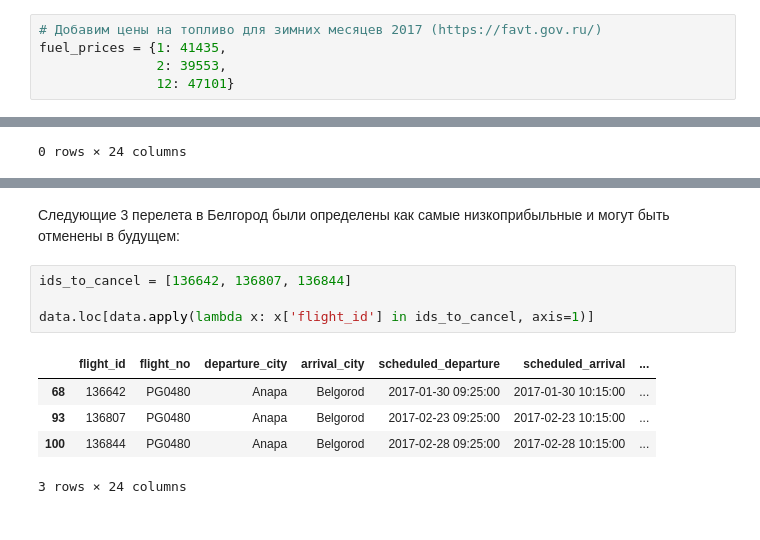
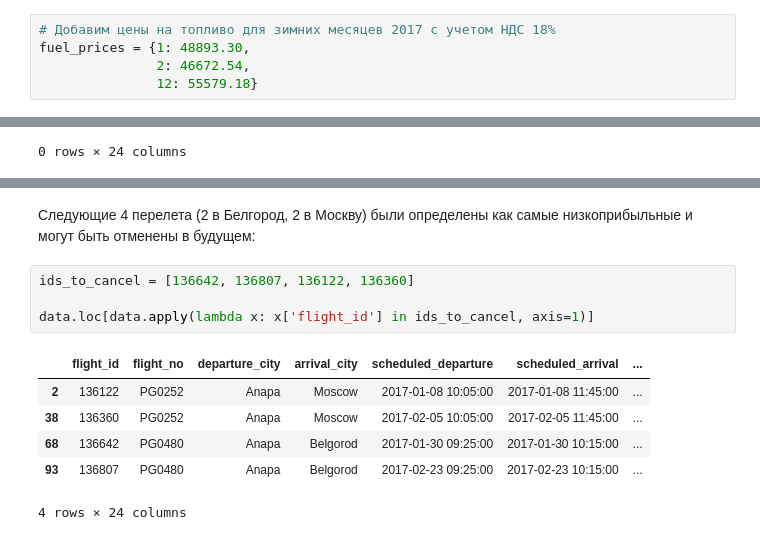
Before and after one commit to OtlichnoBy/General, a Jupyter notebook: module_4/EDA_flights.ipynb, the cells around one changed output, grey strips where cells are left out. Saved outputs shown, nothing was run; the diff lists cells and outputs as text.

```diff
--- a/module_4/EDA_flights.ipynb
+++ b/module_4/EDA_flights.ipynb
@@ -139,10 +139,10 @@ fuel_cons = {'Boeing 737-300': 2.4,
 data['used_fuel'] = data.apply(
     lambda row: fuel_cons[row['model']] / 60 * row['flight_minutes'], axis=1)
 # %%
-# Добавим цены на топливо для зимних месяцев 2017 (https://favt.gov.ru/)
-fuel_prices = {1: 41435,
-               2: 39553,
-               12: 47101}
+# Добавим цены на топливо для зимних месяцев 2017 с учетом НДС 18%
+fuel_prices = {1: 48893.30,
+               2: 46672.54,
+               12: 55579.18}
 # %%
 # Теперь можем посчитать расходы на топливо по каждому рейсу
 data['fuel_cost'] = data.apply(lambda row: round(
@@ -298,12 +342,13 @@ data[(data['arrival_city'] == 'Moscow') & (
 # %% [markdown]
-Следующие 3 перелета в Белгород были определены как самые низкоприбыльные и могут быть отменены в будущем:
+Следующие 4 перелета (2 в Белгород, 2 в Москву) были определены как самые низкоприбыльные и могут быть отменены в будущем:
 # %%
-ids_to_cancel = [136642, 136807, 136844]
+ids_to_cancel = [136642, 136807, 136122, 136360]
 
 data.loc[data.apply(lambda x: x['flight_id'] in ids_to_cancel, axis=1)]
 # %% [output]
 |  | flight_id | flight_no | departure_city | arrival_city | scheduled_departure | scheduled_arrival | ... |
+| 2 | 136122 | PG0252 | Anapa | Moscow | 2017-01-08 10:05:00 | 2017-01-08 11:45:00 | ... |
+| 38 | 136360 | PG0252 | Anapa | Moscow | 2017-02-05 10:05:00 | 2017-02-05 11:45:00 | ... |
 | 68 | 136642 | PG0480 | Anapa | Belgorod | 2017-01-30 09:25:00 | 2017-01-30 10:15:00 | ... |
 | 93 | 136807 | PG0480 | Anapa | Belgorod | 2017-02-23 09:25:00 | 2017-02-23 10:15:00 | ... |
-| 100 | 136844 | PG0480 | Anapa | Belgorod | 2017-02-28 09:25:00 | 2017-02-28 10:15:00 | ... |
-3 rows × 24 columns
+4 rows × 24 columns
```
Also changed, not shown: parts of 14 cells of this notebook.
